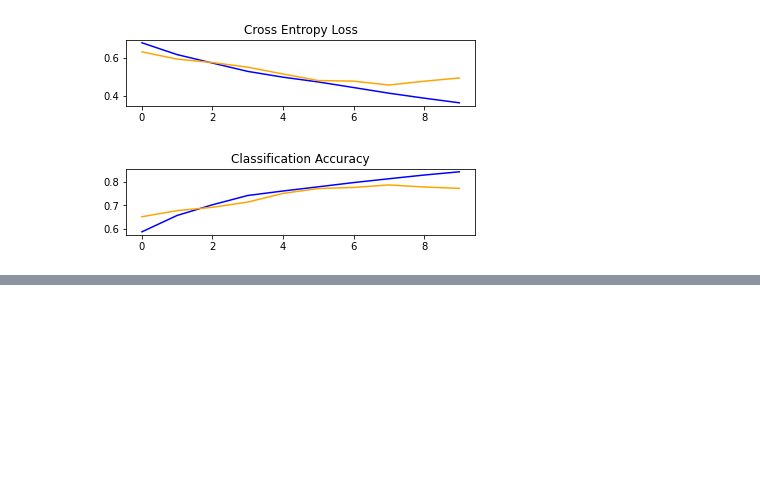
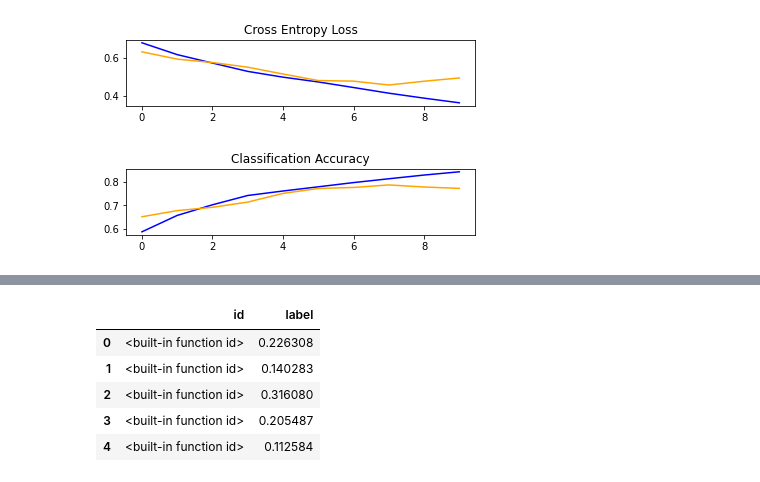
Before and after one commit to erinmcmahon26/Image-Recognizer, a Jupyter notebook: Image_Recognizer.ipynb, the cells around one changed output, grey strips where cells are left out. Drawn from its saved outputs; the diff is of its cells as text; code cells hidden in the pictures; blank space fills up the shorter version.

Commit message:
creating submission

```diff
--- a/Image_Recognizer.ipynb
+++ b/Image_Recognizer.ipynb
@@ -339,0 +333,5 @@ ValueError: ignored
+# %%
+# create submission
+datagen = ImageDataGenerator(rescale=1.0/255.0)
+test = 'test/'
+test = datagen.flow_from_directory('.', classes=['test'], batch_size=64, target_size=(200, 200))
@@ -340,2 +340,2 @@ ValueError: ignored
 # %%
-predictions = model_3.predict(x=kaggle_batches, steps=len(kaggle_batches), verbose=0)
+preds3 = model_3.predict(x=test, steps=len(test), verbose=0)
@@ -345,0 +358,11 @@ folder = 'train/'
+# %%
+submission1 = pd.DataFrame({"id": id, "label": [pred[0] for pred in preds3]})
+# %%
+submission1.head()
+# %% [output]
+|  | id | label |
+| 0 | <built-in function id> | 0.226308 |
+| 1 | <built-in function id> | 0.140283 |
+| 2 | <built-in function id> | 0.316080 |
+| 3 | <built-in function id> | 0.205487 |
+| 4 | <built-in function id> | 0.112584 |
```
Also changed, not shown: parts of 9 cells of this notebook.
